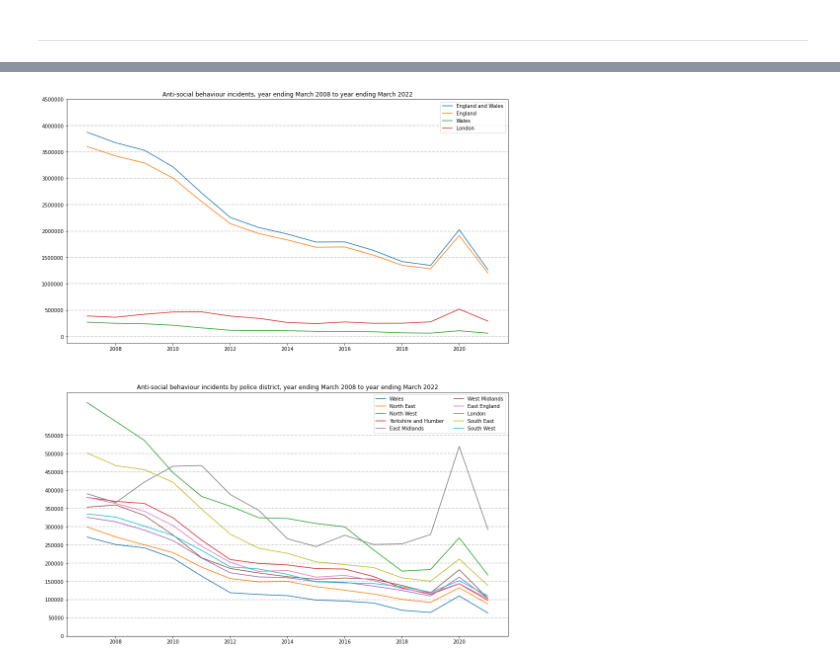
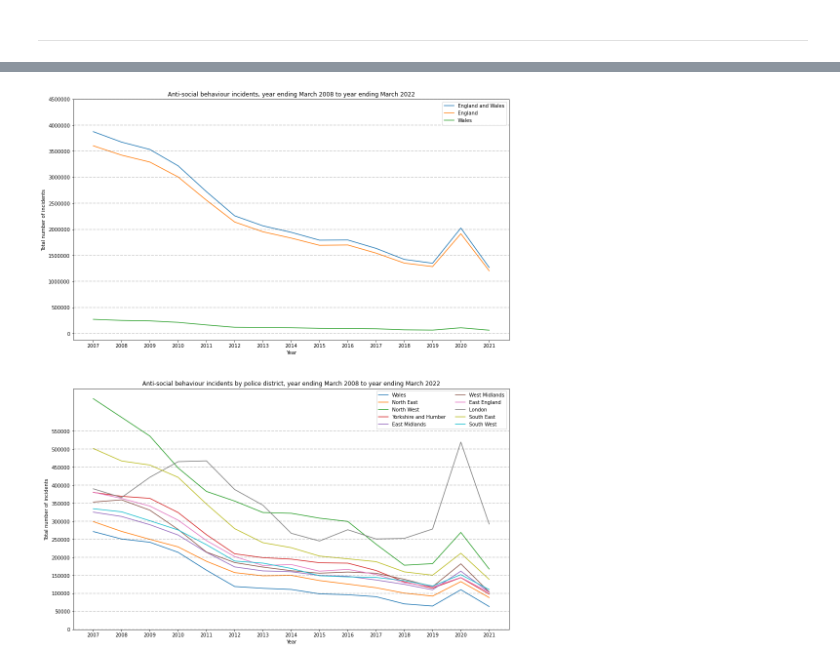
Before and after one commit to dgrinbe/London_Crime_Statistics, a Jupyter notebook: London Crime Analysis.ipynb, the cells around one changed output, grey strips where cells are left out. Saved outputs shown, nothing was run; the diff lists cells and outputs as text; code cells hidden in the pictures.

Commit message:
updated files/graphs

```diff
--- a/London Crime Analysis.ipynb
+++ b/London Crime Analysis.ipynb
@@ -63,3 +64,7 @@ ax[2].set_title(label='Firearm offences (excluding air weapons), by police distr
 plt.show()
 # %% [output]
 [figure]
+# %%
+df_offense_group=pd.read_csv("firearm offences by offence group.csv")
+df_offense_group.set_index('Type of Firearm', inplace=True)
+df_offense_group
@@ -121,36 +327,47 @@ fig,ax=plt.subplots(2,1,figsize=(16,20))
 ax[0].plot(as_year,as_england_and_wales,label='England and Wales')
 ax[0].plot(as_year,as_england,label='England')
 ax[0].plot(as_year,as_wales,label='Wales')
-ax[0].plot(as_year,as_london,label='London')
+#ax[0].plot(as_year,as_london,label='London')
 
 ax[0].set_yticks(list(range(0,5_000_000,500_000)))
+
 ax[0].ticklabel_format(axis='y',style='plain')
 for i in range(0,5_000_000,500_000):
     ax[0].axhline(i,color='black',alpha=.2,linestyle='--')
+
+#ax[0].set_xticks([(f'{int(i)-1}-{i}') for i in as_year])
+ax[0].set_xticks(as_year)
+ax[1].set_xticks(as_year)
 
 
 ax[1].plot(as_year,as_wales,label='Wales')
 ax[1].plot(as_year,as_north_east,label='North East')
 ax[1].plot(as_year,as_north_west,label='North West')
 ax[1].plot(as_year,as_yorkshire_and_humber,label='Yorkshire and Humber')
 ax[1].plot(as_year,as_east_midlands,label='East Midlands')
 ax[1].plot(as_year,as_west_midlands,label='West Midlands')
 ax[1].plot(as_year,as_east_england,label='East England')
 ax[1].plot(as_year,as_london,label='London')
 ax[1].plot(as_year,as_south_east,label='South East')
 ax[1].plot(as_year,as_south_west,label='South West')
 
+
 ax[1].set_yticks(list(range(0,600_000,50_000)))
 for i in range(0,600_000,50_000):
     ax[1].axhline(i,color='black',alpha=.2,linestyle='--')
 
 ax[0].legend(loc='upper right')
 ax[1].legend(loc='best',ncol=2)
 
+#axis titles
+ax[0].set_xlabel('Year')
+ax[0].set_ylabel("Total number of incidents")
+ax[1].set_xlabel('Year')
+ax[1].set_ylabel("Total number of incidents")
 
 ax[0].set_title(label='Anti-social behaviour incidents, year ending March 2008 to year ending March 2022')
 ax[1].set_title(label='Anti-social behaviour incidents by police district, year ending March 2008 to year ending March 2022')
 
 plt.show()
 # %% [output]
-[figure, old version]
+[figure, new version]
```
Also changed, not shown: parts of 10 cells of this notebook, 1 other file.
